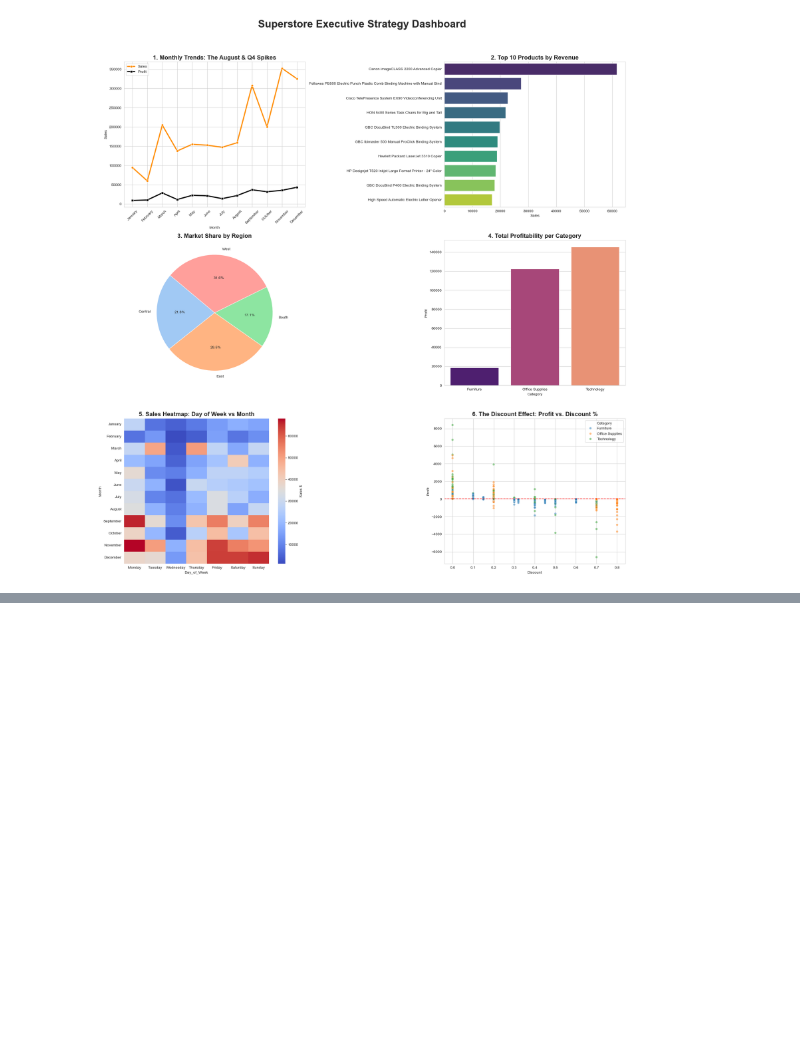
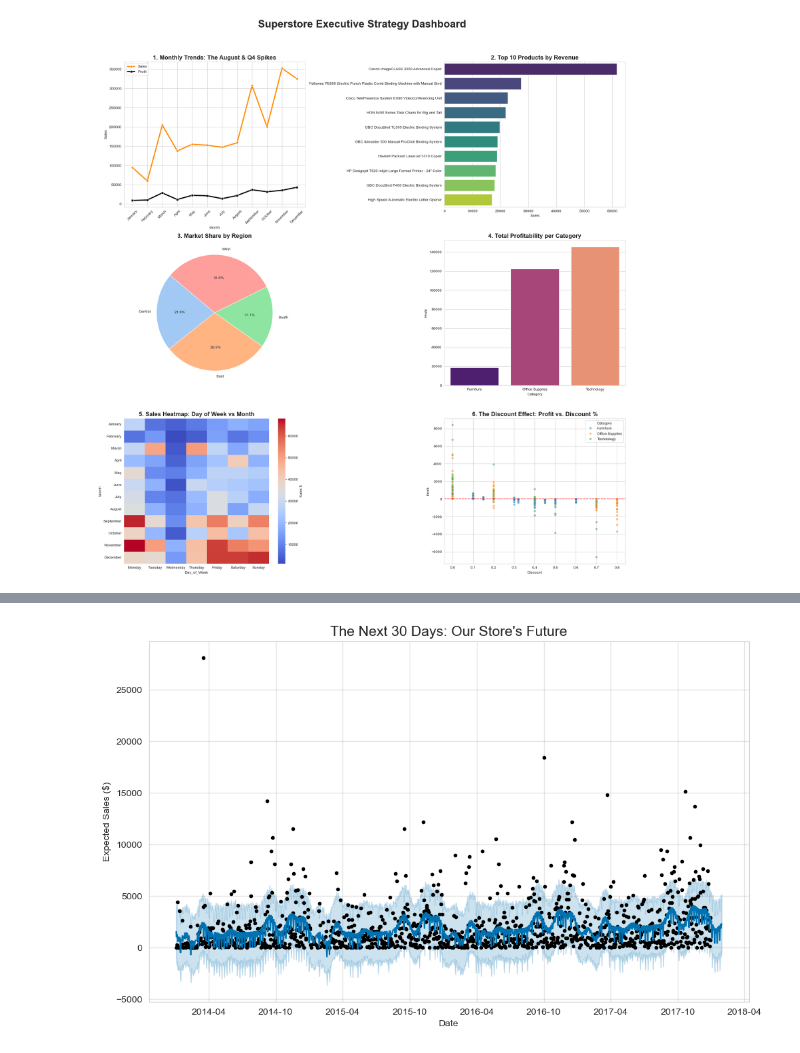
Before and after one commit to YvoneWarui/Superstore, a Jupyter notebook: Superstore.ipynb, the cells around one changed output, grey strips where cells are left out. Saved outputs shown, nothing was run; the diff lists cells and outputs as text; code cells hidden in the pictures; blank space fills up the shorter version.

Commit message:
Training the model

```diff
--- a/Superstore.ipynb
+++ b/Superstore.ipynb
@@ -546,0 +549,4 @@ plt.show()
+# %%
+daily_sales = df.groupby('Order Date')['Sales'].sum().reset_index()
+
+print(daily_sales.head(20))
@@ -546,0 +573,16 @@ plt.show()
+# %%
+# Special list the Detective
+prophet_data = daily_sales.rename(columns={'Order Date': 'ds', 'Sales': 'y'})
+
+from prophet import Prophet
+
+model = Prophet(yearly_seasonality=True, weekly_seasonality=True)
+
+# Give the detective the old receipts to study
+model.fit(prophet_data)
+
+# Create a blank calendar for the next 30 days
+future = model.make_future_dataframe(periods=30)
+
+# Let the detective fill in the blanks
+forecast = model.predict(future)
@@ -546,0 +592,11 @@ plt.show()
+# %%
+# Asking the robot to draw the future sales
+fig1 = model.plot(forecast)
+
+# 2. Adding labels
+plt.title('The Next 30 Days: Our Store\'s Future', fontsize=15)
+plt.xlabel('Date')
+plt.ylabel('Expected Sales ($)')
+plt.show()
+# %% [output]
+[figure, added]
```
Also changed, not shown: parts of 7 cells of this notebook.
